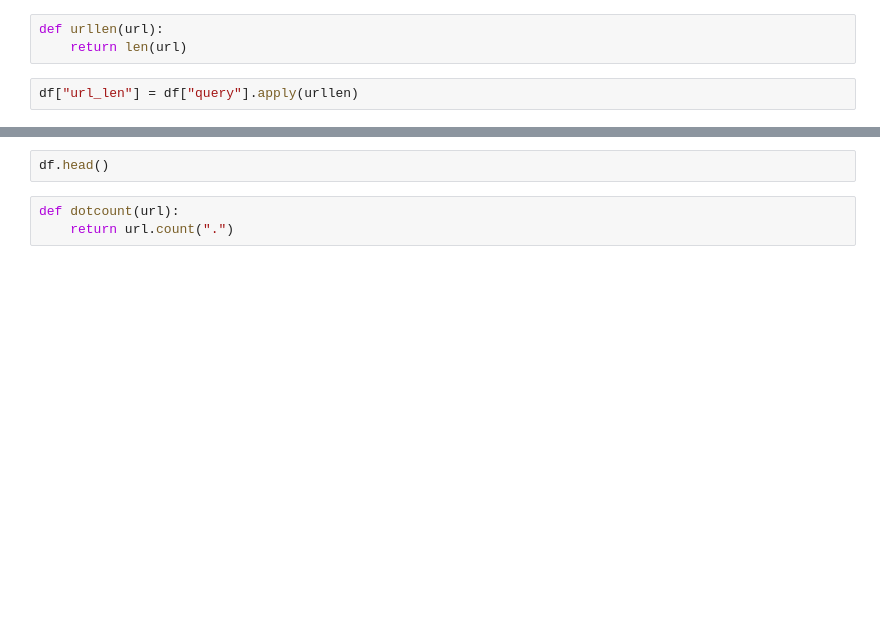
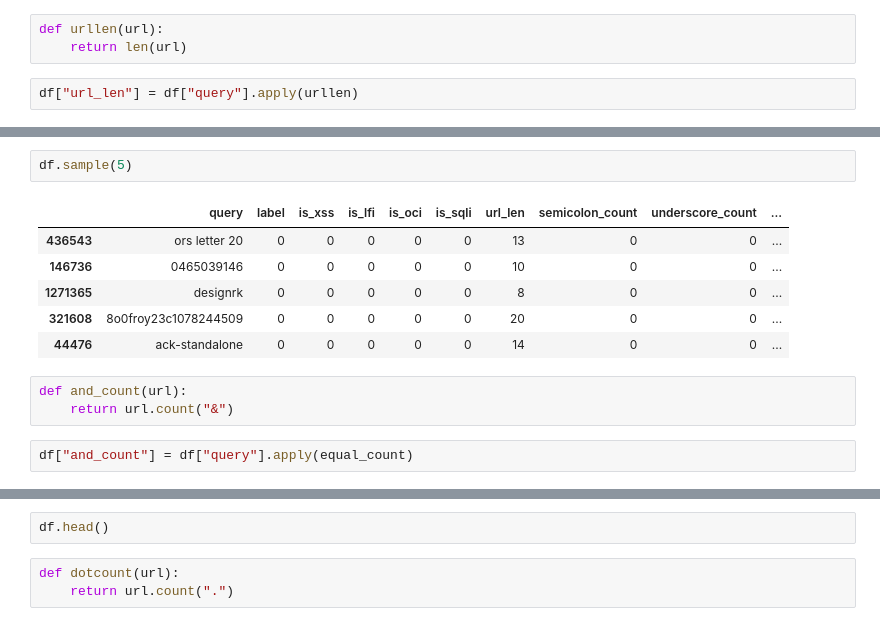
Before and after one commit to thealper2/AISECLAB-cyber-inspector, a Jupyter notebook: website/notebooks/notebook.ipynb, the cells around one changed output, grey strips where cells are left out. Drawn from its saved outputs; the diff is of its cells as text; blank space fills up the shorter version.

```diff
--- a/website/notebooks/notebook.ipynb
+++ b/website/notebooks/notebook.ipynb
@@ -158,0 +297,14 @@ df["delim_count"] = df["query"].apply(delimitercount)
+# %%
+df.sample(5)
+# %% [output]
+|  | query | label | is_xss | is_lfi | is_oci | is_sqli | url_len | semicolon_count | underscore_count | ... |
+| 436543 | ors letter 20 | 0 | 0 | 0 | 0 | 0 | 13 | 0 | 0 | ... |
+| 146736 | 0465039146 | 0 | 0 | 0 | 0 | 0 | 10 | 0 | 0 | ... |
+| 1271365 | designrk | 0 | 0 | 0 | 0 | 0 | 8 | 0 | 0 | ... |
+| 321608 | 8o0froy23c1078244509 | 0 | 0 | 0 | 0 | 0 | 20 | 0 | 0 | ... |
+| 44476 | ack-standalone | 0 | 0 | 0 | 0 | 0 | 14 | 0 | 0 | ... |
+# %%
+def and_count(url):
+    return url.count("&")
+# %%
+df["and_count"] = df["query"].apply(equal_count)
```
Also changed, not shown: parts of 109 cells of this notebook.
